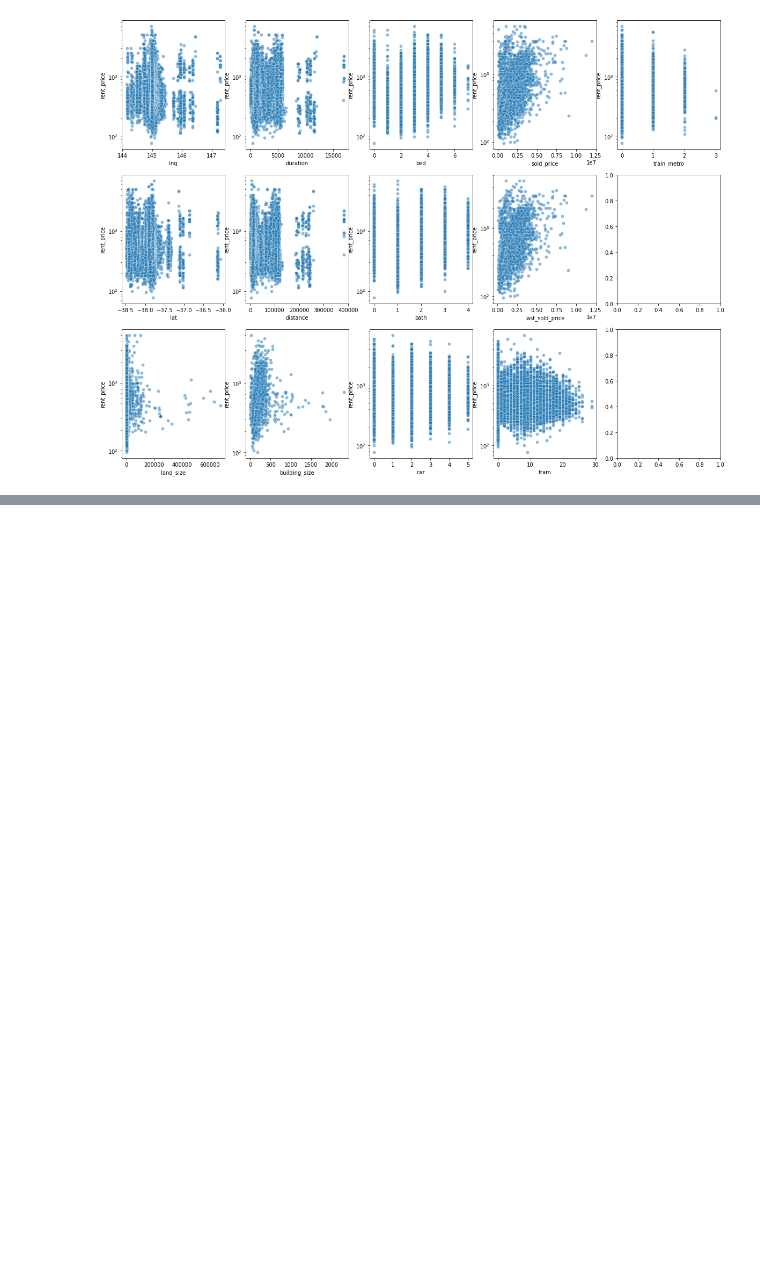
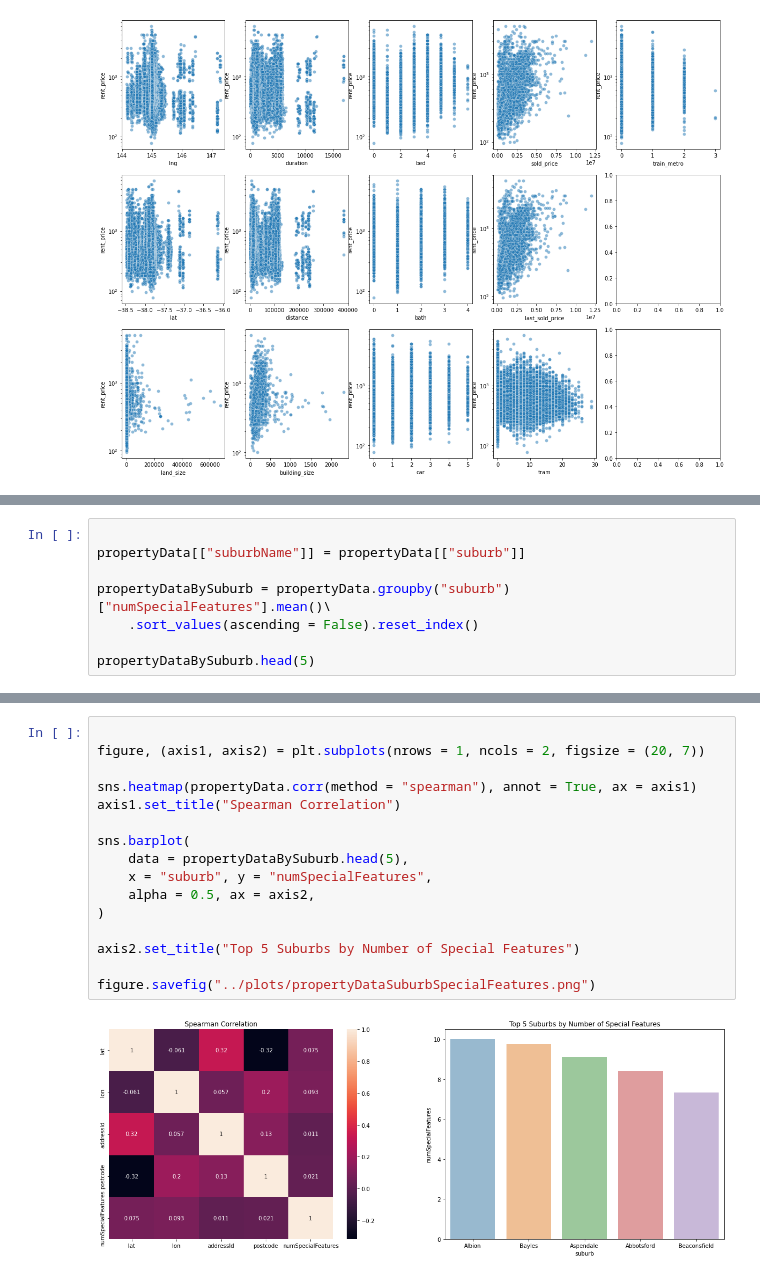
Before and after one commit to MAST30034-Applied-Data-Science/generic-real-estate-consulting-project-group-59, a Jupyter notebook: notebooks/Internal Features.ipynb, the cells around one changed output, grey strips where cells are left out. Saved outputs shown, nothing was run; the diff lists cells and outputs as text; blank space fills up the shorter version.

```diff
--- a/notebooks/Internal Features.ipynb
+++ b/notebooks/Internal Features.ipynb
@@ -251,0 +300,8 @@ fig.savefig("../plots/prop_rent_scatter.png")
+# %%
+
+propertyData[["suburbName"]] = propertyData[["suburb"]]
+
+propertyDataBySuburb = propertyData.groupby("suburb")["numSpecialFeatures"].mean()\
+    .sort_values(ascending = False).reset_index()
+
+propertyDataBySuburb.head(5)
@@ -251,0 +315,18 @@ fig.savefig("../plots/prop_rent_scatter.png")
+# %%
+
+figure, (axis1, axis2) = plt.subplots(nrows = 1, ncols = 2, figsize = (20, 7))
+
+sns.heatmap(propertyData.corr(method = "spearman"), annot = True, ax = axis1)
+axis1.set_title("Spearman Correlation")
+
+sns.barplot(
+    data = propertyDataBySuburb.head(5),
+    x = "suburb", y = "numSpecialFeatures",
+    alpha = 0.5, ax = axis2,
+)
+
+axis2.set_title("Top 5 Suburbs by Number of Special Features")
+
+figure.savefig("../plots/propertyDataSuburbSpecialFeatures.png")
+# %% [output]
+[figure, added]
```
Also changed, not shown: parts of 6 cells of this notebook, 4 other files.
